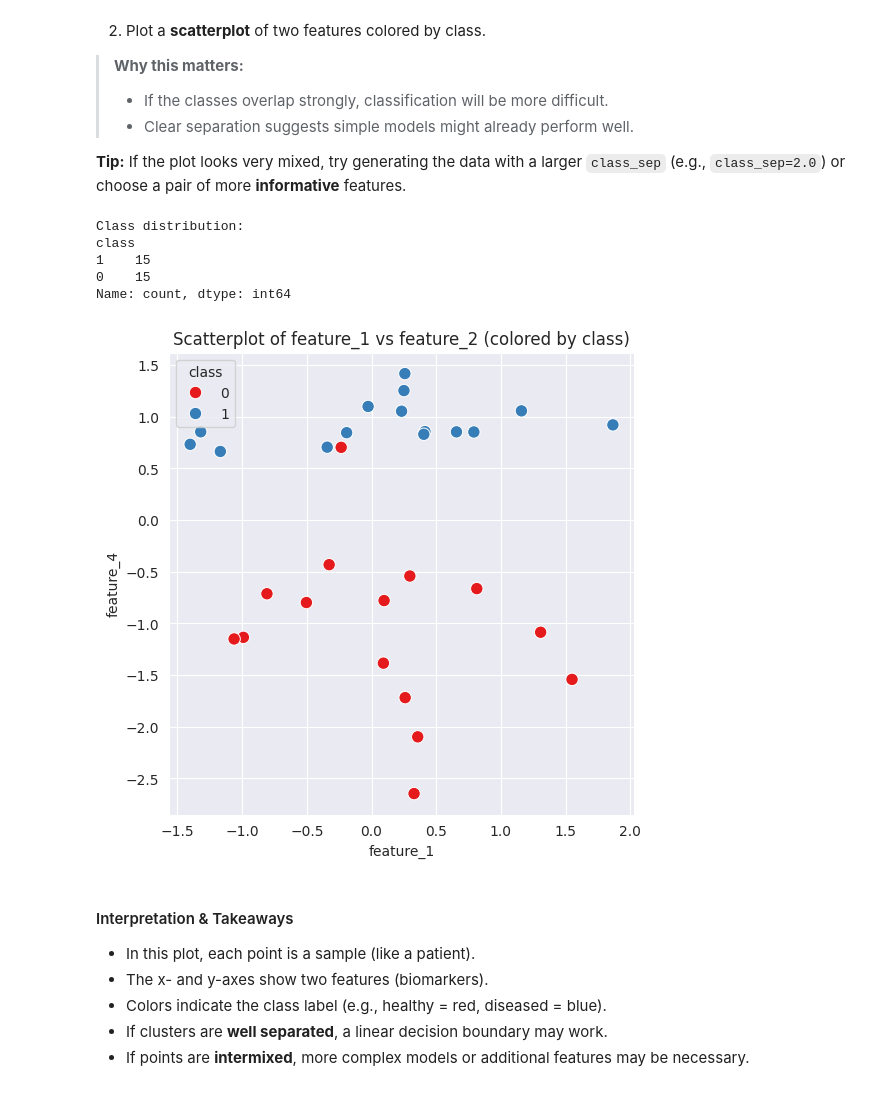
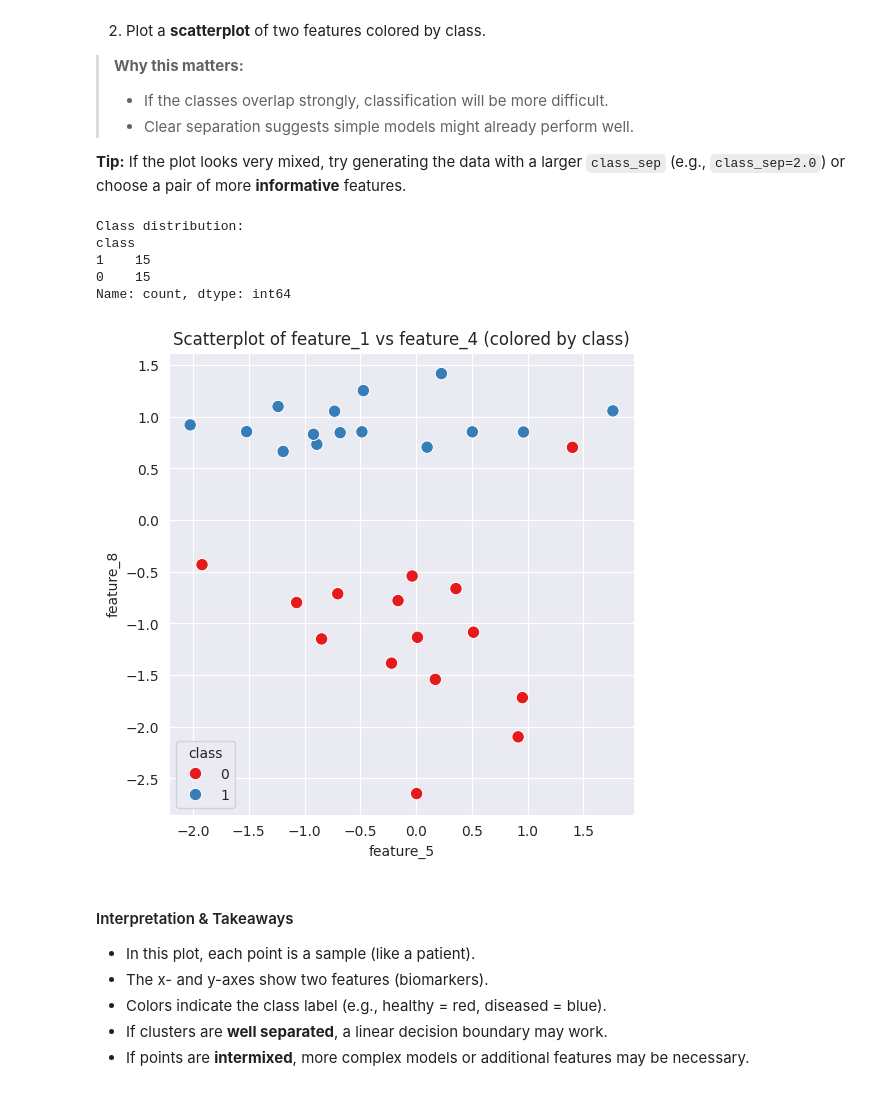
Before and after one commit to sigrun-may/synthetic-biomedical-data-course, a Jupyter notebook: notebooks/1.2-synthetic_biomedical_data.ipynb, the cells around one changed output. Cells and saved outputs as stored; diff of their text form; code cells hidden in the pictures.

```diff
--- a/notebooks/1.2-synthetic_biomedical_data.ipynb
+++ b/notebooks/1.2-synthetic_biomedical_data.ipynb
@@ -71,16 +71,17 @@ from sklearn.datasets import make_classification
 import pandas as pd
 
 # Generate a dataset with:
-# - 100 samples (rows, like patients)
-# - 5 features (columns, like biomarkers)
+# - 30 samples (rows, like patients)
+# - 8 features (columns, like biomarkers)
 # - 2 informative features (really matter for classification)
 # - 2 classes (e.g., healthy vs diseased)
 X, y = make_classification(
     n_samples=30,
-    n_features=5,
+    n_features=8,
     n_informative=2,
     n_redundant=0,
     n_classes=2,
+    class_sep=1.0,
     random_state=42
 )
 
@@ -126,30 +127,30 @@ Before training any model, we do quick **Exploratory Data Analysis (EDA)**:
 # %%
 import matplotlib.pyplot as plt
 import seaborn as sns
 
 # 1. Show class distribution
 print("Class distribution:")
 print(df["class"].value_counts())
 
 # 2. Simple scatterplot of two features
 plt.figure(figsize=(6, 6))
 sns.scatterplot(
     data=df,
-    x="feature_1",
-    y="feature_4",
+    x="feature_5",
+    y="feature_8",
     hue="class",
     palette="Set1",
     s=80
 )
 plt.title("Scatterplot of feature_1 vs feature_4 (colored by class)")
 plt.show()
 # %% [output]
 Class distribution:
 class
 1    15
 0    15
 Name: count, dtype: int64
-[figure, old version]
+[figure, new version]
 # %% [markdown]
 #### Interpretation & Takeaways
 - In this plot, each point is a sample (like a patient).
```
Also changed, not shown: parts of 3 cells of this notebook.
